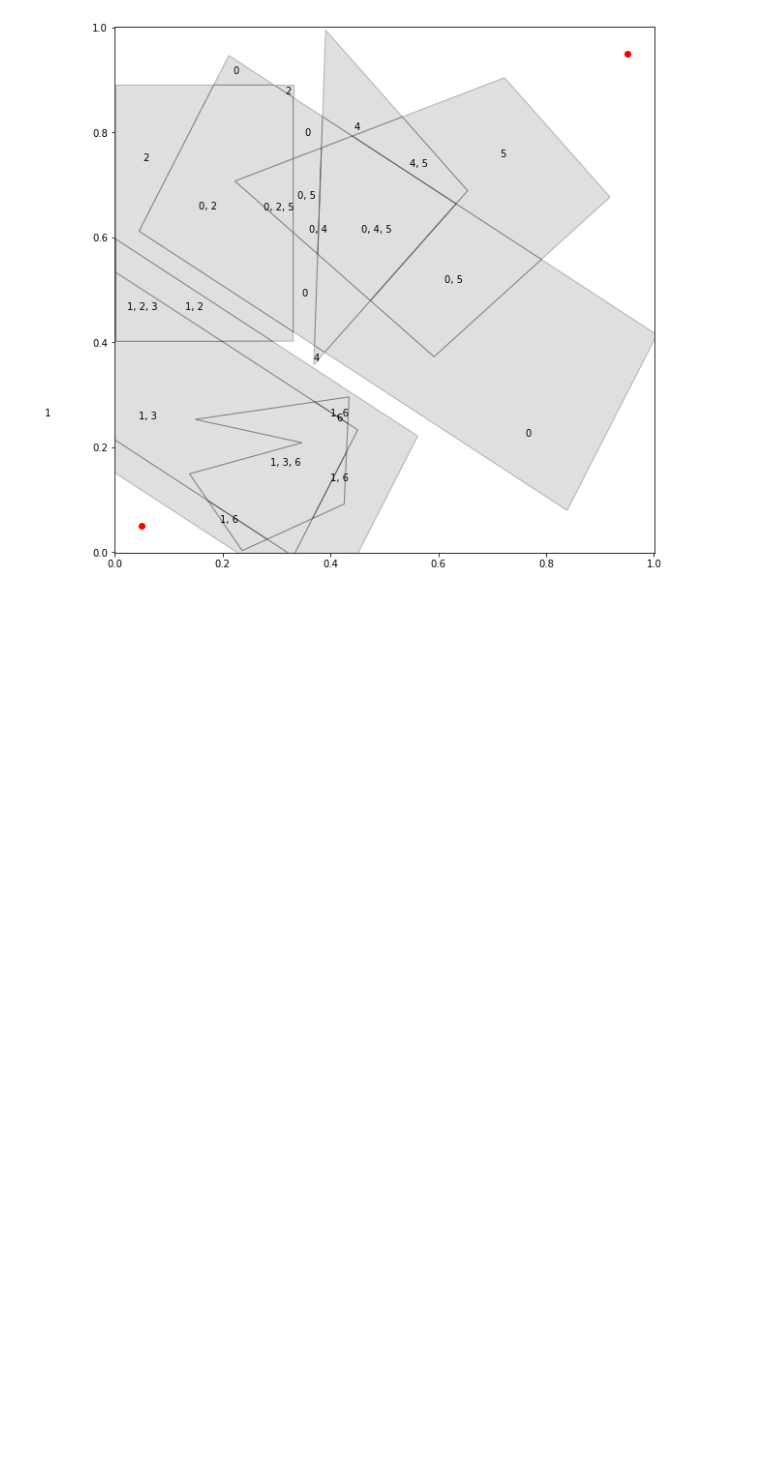
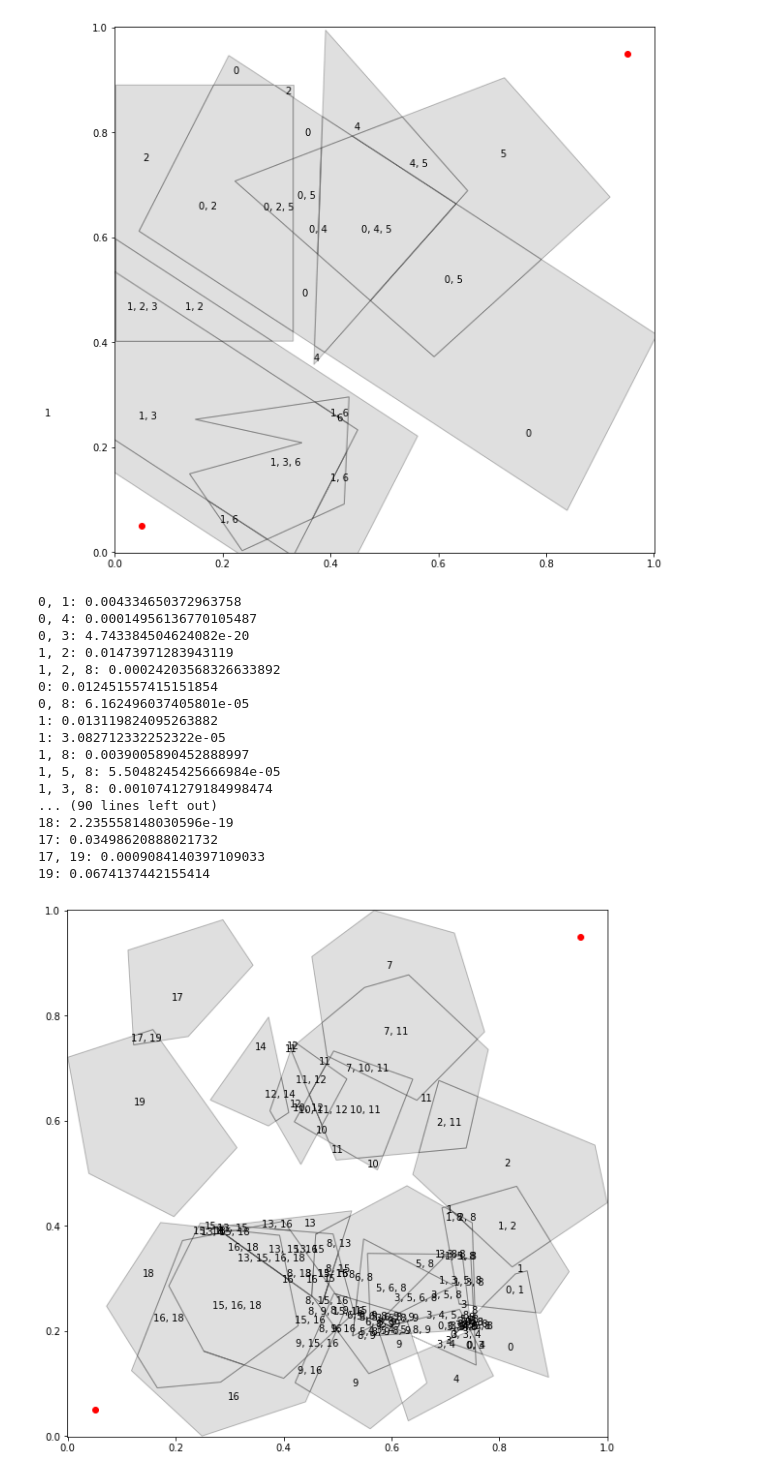
Before and after one commit to Aarononomous/MCR, a Jupyter notebook: MCR.ipynb, the cells around one changed output. Drawn from its saved outputs; the diff is of its cells as text; code cells hidden in the pictures; blank space fills up the shorter version.

```diff
--- a/MCR.ipynb
+++ b/MCR.ipynb
@@ -162,7 +162,26 @@ for s in shapes.obstacles:
     print(s.exterior)
 # %%
 f = random_mcr(20)
-f.show_bare_obstacles()
+f.show_obstacles()
+# %% [output]
+0, 1: 0.004334650372963758
+0, 4: 0.00014956136770105487
+0, 3: 4.743384504624082e-20
+1, 2: 0.01473971283943119
+1, 2, 8: 0.00024203568326633892
+0: 0.012451557415151854
+0, 8: 6.162496037405801e-05
+1: 0.013119824095263882
+1: 3.082712332252322e-05
+1, 8: 0.0039005890452888997
+1, 5, 8: 5.5048245425666984e-05
+1, 3, 8: 0.0010741279184998474
+... (90 lines left out)
+18: 2.235558148030596e-19
+17: 0.03498620888021732
+17, 19: 0.0009084140397109033
+19: 0.0674137442155414
+[figure, added]
 # %%
 r = f.obstacles[15] - f.obstacles[7]
 # %%
```
Also changed, not shown: 1 other file.
